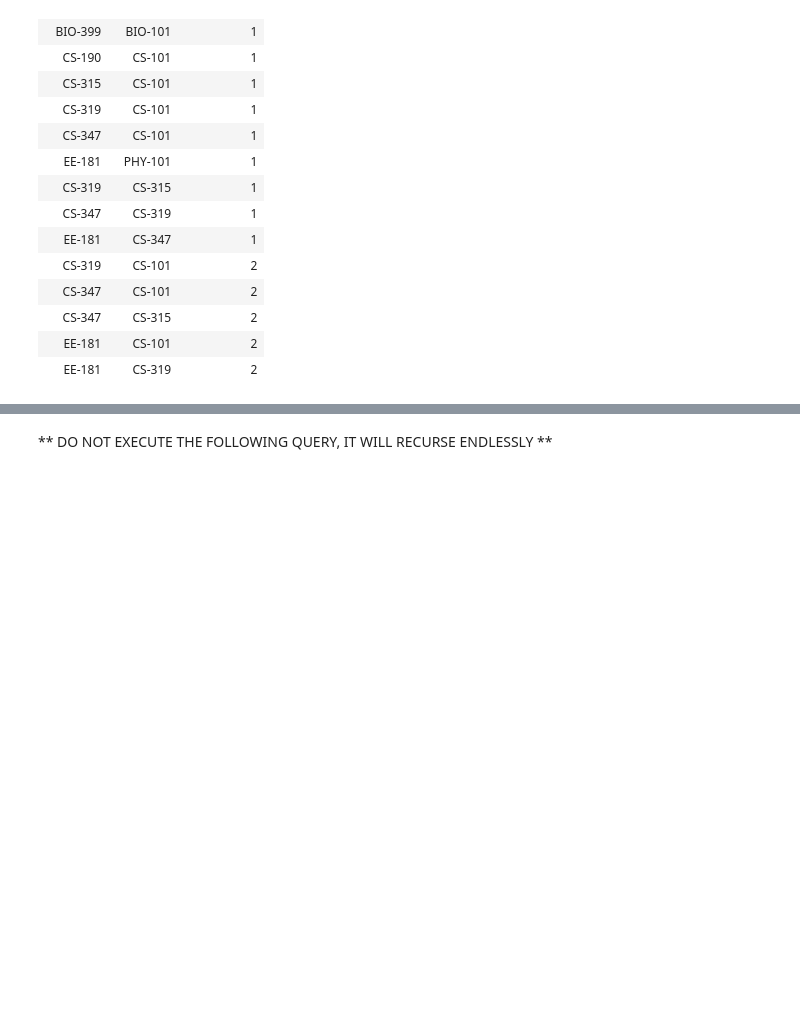
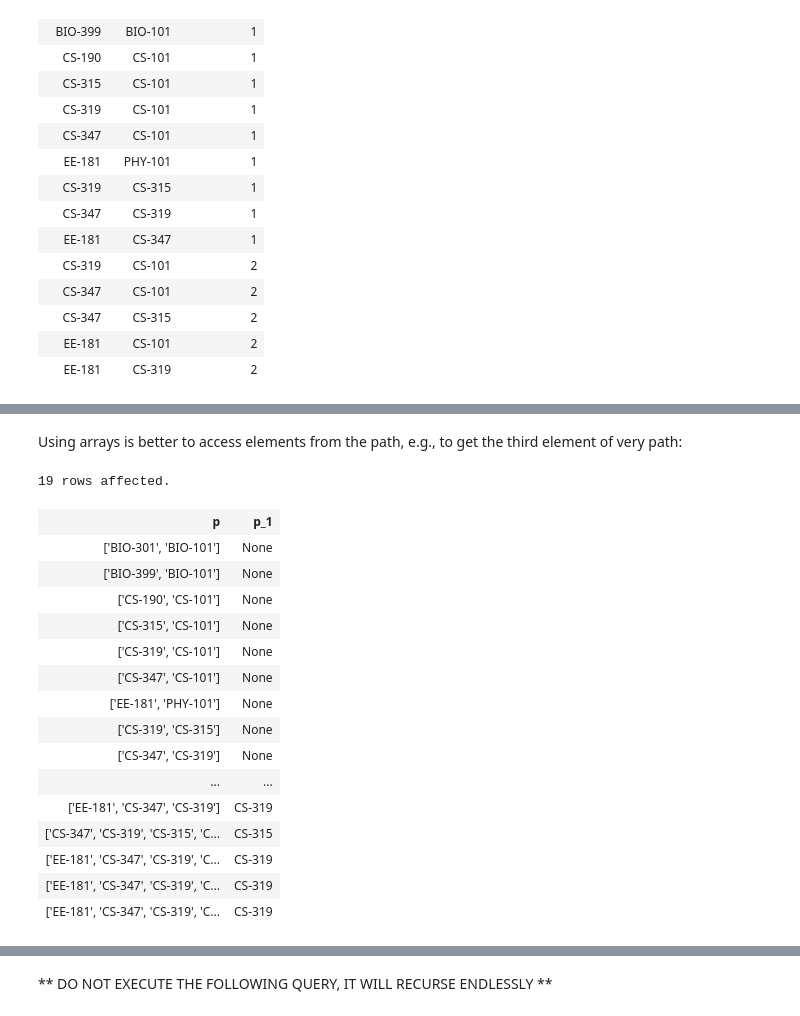
Before and after one commit to IITDBGroup/cs425, a Jupyter notebook: classnotebook-2017-Fall/CS425-2017-Notebook.ipynb, the cells around one changed output, grey strips where cells are left out. Drawn from its saved outputs; the diff is of its cells as text; code cells hidden in the pictures; blank space fills up the shorter version.

```diff
--- a/classnotebook-2017-Fall/CS425-2017-Notebook.ipynb
+++ b/classnotebook-2017-Fall/CS425-2017-Notebook.ipynb
@@ -779,0 +840,30 @@ SELECT * FROM inpre;
+# %% [markdown]
+Using arrays is better to access elements from the path, e.g., to get the third element of very path:
+# %%
+%%sql
+WITH RECURSIVE inpre AS (
+SELECT *, 1 path_length, ARRAY[course_id,prereq_id]::text[] AS p FROM prereq
+UNION
+SELECT inpre.course_id, two.prereq_id, path_length + 1 AS path_length, p || ARRAY[two.prereq_id]::text[] AS p
+FROM inpre, prereq two
+WHERE inpre.prereq_id = two.course_id
+)
+SELECT p, p[3] FROM inpre;
+# %% [output]
+19 rows affected.
+| p | p_1 |
+| ['BIO-301', 'BIO-101'] | None |
+| ['BIO-399', 'BIO-101'] | None |
+| ['CS-190', 'CS-101'] | None |
+| ['CS-315', 'CS-101'] | None |
+| ['CS-319', 'CS-101'] | None |
+| ['CS-347', 'CS-101'] | None |
+| ['EE-181', 'PHY-101'] | None |
+| ['CS-319', 'CS-315'] | None |
+| ['CS-347', 'CS-319'] | None |
+| ... | ... |
+| ['EE-181', 'CS-347', 'CS-319'] | CS-319 |
+| ['CS-347', 'CS-319', 'CS-315', 'C... | CS-315 |
+| ['EE-181', 'CS-347', 'CS-319', 'C... | CS-319 |
+| ['EE-181', 'CS-347', 'CS-319', 'C... | CS-319 |
+| ['EE-181', 'CS-347', 'CS-319', 'C... | CS-319 |
```
Also changed, not shown: parts of 7 cells of this notebook, 1 other file.
